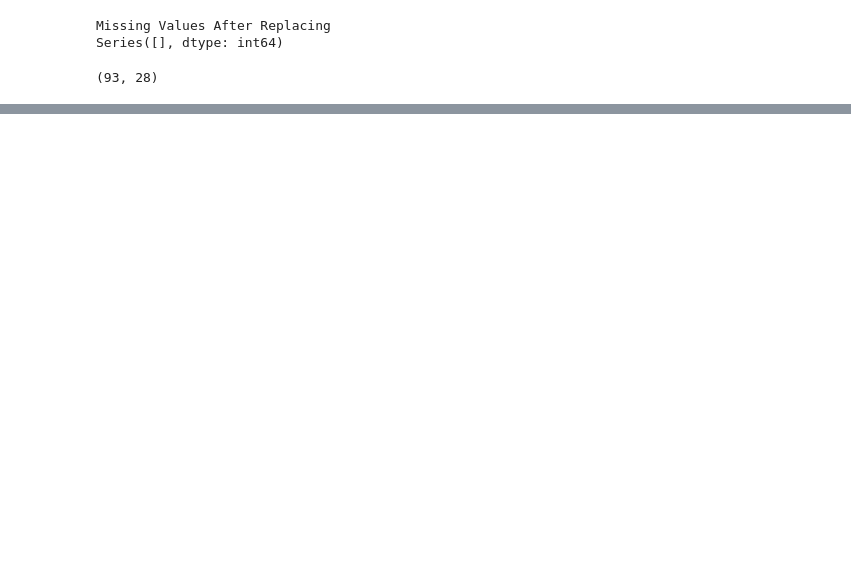
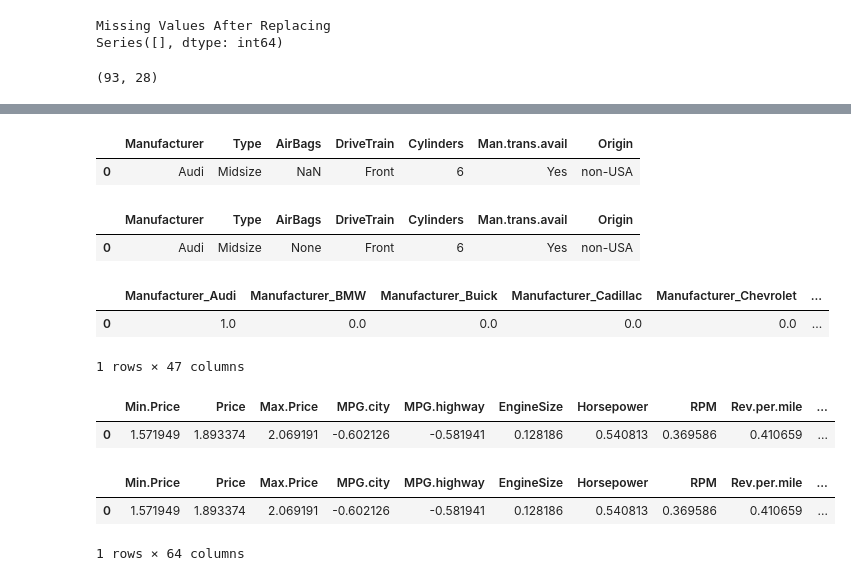
Before and after one commit to deanesh/ML-Wakad-Weekdays-5-7-pm-11th-Dec, a Jupyter notebook: 03_Manual_Preprocessing/Manual-Preprocessing-Practice.ipynb, the cells around one changed output, grey strips where cells are left out. Cells and saved outputs as stored; diff of their text form; code cells hidden in the pictures; blank space fills up the shorter version.

```diff
--- a/03_Manual_Preprocessing/Manual-Preprocessing-Practice.ipynb
+++ b/03_Manual_Preprocessing/Manual-Preprocessing-Practice.ipynb
@@ -87,0 +173,7 @@ Y = df["Weight"]
+# %%
+# Model Inference
+xnew = pd.read_csv("sample.csv", na_values = ["", "NA"], keep_default_na = False)
+xnew.head(1)
+# %% [output]
+|  | Manufacturer | Type | AirBags | DriveTrain | Cylinders | Man.trans.avail | Origin |
+| 0 | Audi | Midsize | NaN | Front | 6 | Yes | non-USA |
@@ -87,0 +183,27 @@ Y = df["Weight"]
+# %%
+xnew_cat = xnew.select_dtypes(include = "object").drop(columns = high_cat_uniq_cols)
+xnew_cat.head(1)
+# %% [output]
+|  | Manufacturer | Type | AirBags | DriveTrain | Cylinders | Man.trans.avail | Origin |
+| 0 | Audi | Midsize | None | Front | 6 | Yes | non-USA |
+# %%
+xnew_cat_pre = ohe.transform(xnew_cat)
+xnew_cat_pre.head(1)
+# %% [output]
+|  | Manufacturer_Audi | Manufacturer_BMW | Manufacturer_Buick | Manufacturer_Cadillac | Manufacturer_Chevrolet | ... |
+| 0 | 1.0 | 0.0 | 0.0 | 0.0 | 0.0 | ... |
+1 rows × 47 columns
+# %%
+xnew_num = xnew.select_dtypes(include = "number")
+xnew_num_pre = scaler.transform(xnew_num)
+xnew_num_pre.head(1)
+# %% [output]
+|  | Min.Price | Price | Max.Price | MPG.city | MPG.highway | EngineSize | Horsepower | RPM | Rev.per.mile | ... |
+| 0 | 1.571949 | 1.893374 | 2.069191 | -0.602126 | -0.581941 | 0.128186 | 0.540813 | 0.369586 | 0.410659 | ... |
+# %%
+xnew_pre = xnew_num_pre.join(xnew_cat_pre)
+xnew_pre.head(1)
+# %% [output]
+|  | Min.Price | Price | Max.Price | MPG.city | MPG.highway | EngineSize | Horsepower | RPM | Rev.per.mile | ... |
+| 0 | 1.571949 | 1.893374 | 2.069191 | -0.602126 | -0.581941 | 0.128186 | 0.540813 | 0.369586 | 0.410659 | ... |
+1 rows × 64 columns
```
Also changed, not shown: parts of 14 cells of this notebook.
